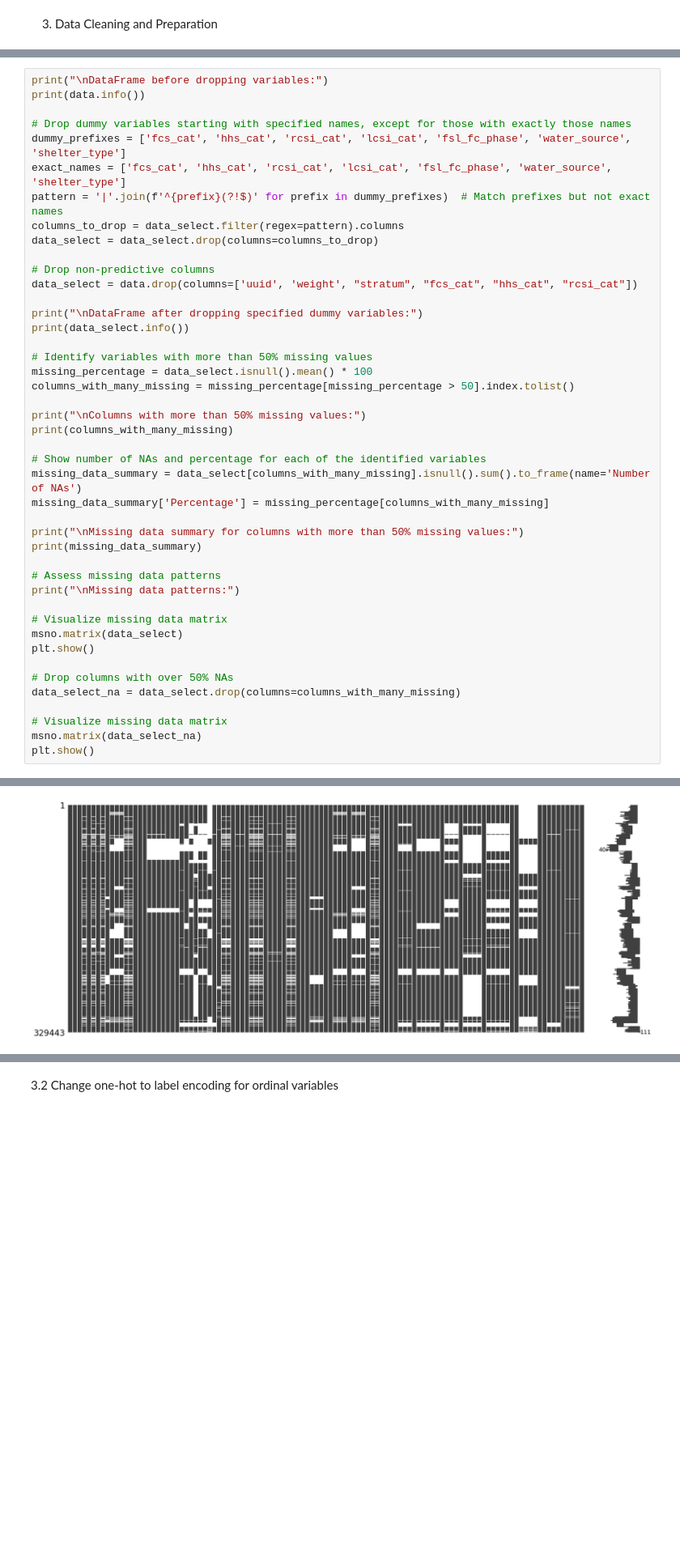
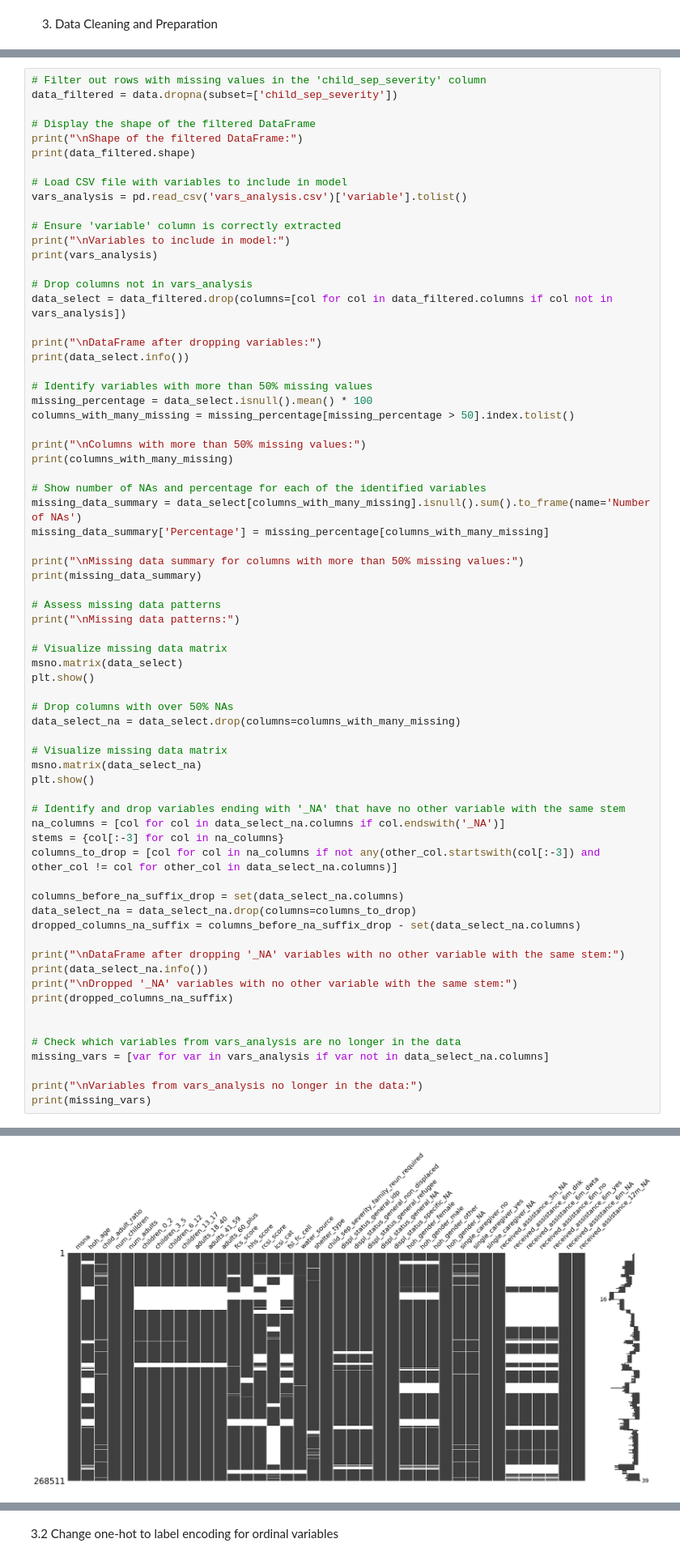
Before and after one commit to jprlink/child_sep_ml, a Jupyter notebook: child_sep_ml.ipynb, the cells around one changed output, grey strips where cells are left out. Shown at 81% size. Cells and saved outputs as stored; diff of their text form; blank space fills up the shorter version.

```diff
--- a/child_sep_ml.ipynb
+++ b/child_sep_ml.ipynb
@@ -45,18 +45,22 @@ Length: 158, dtype: object
 # %%
-print("\nDataFrame before dropping variables:")
-print(data.info())
+# Filter out rows with missing values in the 'child_sep_severity' column
+data_filtered = data.dropna(subset=['child_sep_severity'])
 
-# Drop dummy variables starting with specified names, except for those with exactly those names
-dummy_prefixes = ['fcs_cat', 'hhs_cat', 'rcsi_cat', 'lcsi_cat', 'fsl_fc_phase', 'water_source', 'shelter_type']
-exact_names = ['fcs_cat', 'hhs_cat', 'rcsi_cat', 'lcsi_cat', 'fsl_fc_phase', 'water_source', 'shelter_type']
-pattern = '|'.join(f'^{prefix}(?!$)' for prefix in dummy_prefixes)  # Match prefixes but not exact names
-columns_to_drop = data_select.filter(regex=pattern).columns
-data_select = data_select.drop(columns=columns_to_drop)
+# Display the shape of the filtered DataFrame
+print("\nShape of the filtered DataFrame:")
+print(data_filtered.shape)
 
-# Drop non-predictive columns
-data_select = data.drop(columns=['uuid', 'weight', "stratum", "fcs_cat", "hhs_cat", "rcsi_cat"])
+# Load CSV file with variables to include in model
+vars_analysis = pd.read_csv('vars_analysis.csv')['variable'].tolist()
 
-print("\nDataFrame after dropping specified dummy variables:")
+# Ensure 'variable' column is correctly extracted
+print("\nVariables to include in model:")
+print(vars_analysis)
+
+# Drop columns not in vars_analysis
+data_select = data_filtered.drop(columns=[col for col in data_filtered.columns if col not in vars_analysis])
+
+print("\nDataFrame after dropping variables:")
 print(data_select.info())
 
 # Identify variables with more than 50% missing values
@@ -86,4 +90,25 @@ data_select_na = data_select.drop(columns=columns_with_many_missing)
 # Visualize missing data matrix
 msno.matrix(data_select_na)
 plt.show()
+
+# Identify and drop variables ending with '_NA' that have no other variable with the same stem
+na_columns = [col for col in data_select_na.columns if col.endswith('_NA')]
+stems = {col[:-3] for col in na_columns}
+columns_to_drop = [col for col in na_columns if not any(other_col.startswith(col[:-3]) and other_col != col for other_col in data_select_na.columns)]
+
+columns_before_na_suffix_drop = set(data_select_na.columns)
+data_select_na = data_select_na.drop(columns=columns_to_drop)
+dropped_columns_na_suffix = columns_before_na_suffix_drop - set(data_select_na.columns)
+
+print("\nDataFrame after dropping '_NA' variables with no other variable with the same stem:")
+print(data_select_na.info())
+print("\nDropped '_NA' variables with no other variable with the same stem:")
+print(dropped_columns_na_suffix)
+
+
+# Check which variables from vars_analysis are no longer in the data
+missing_vars = [var for var in vars_analysis if var not in data_select_na.columns]
+
+print("\nVariables from vars_analysis no longer in the data:")
+print(missing_vars)
 # %% [output]
@@ -108 +133 @@ Missing data patterns:
-[figure, old version]
+[figure, new version]
```
Also changed, not shown: parts of 7 cells of this notebook.
